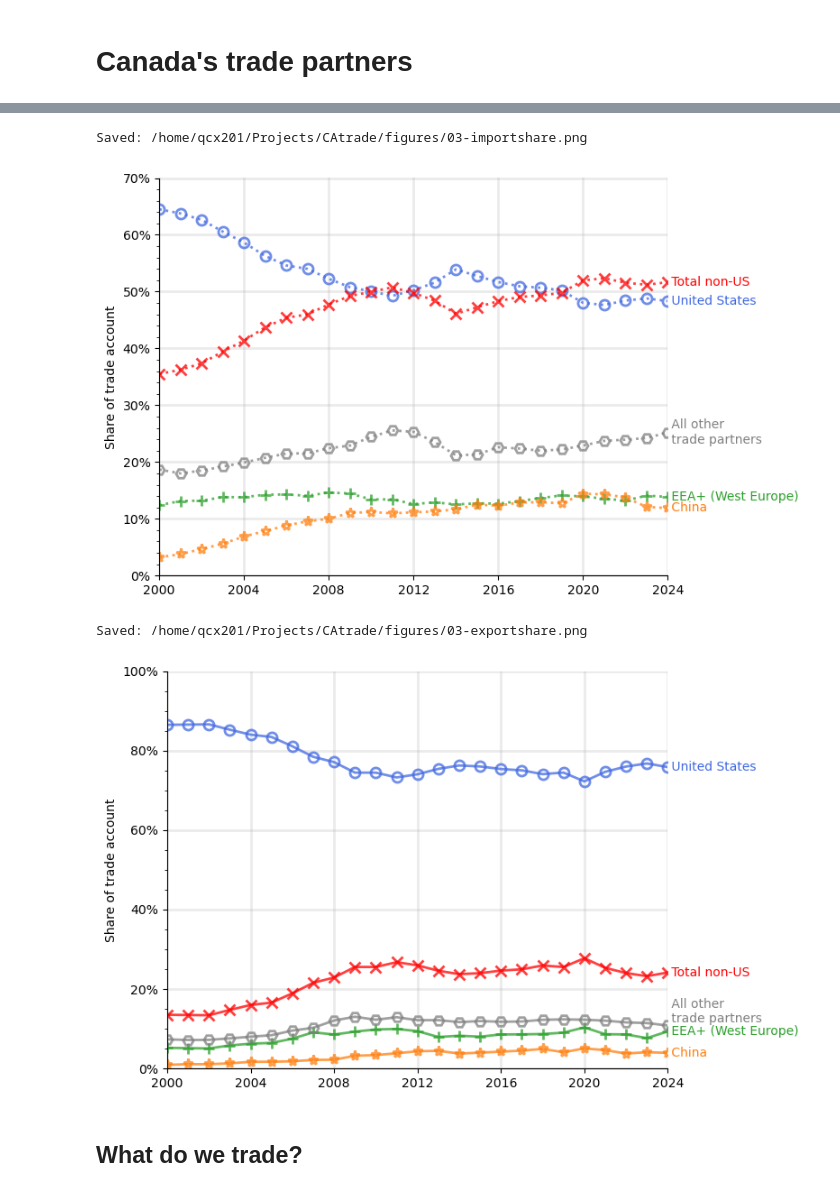
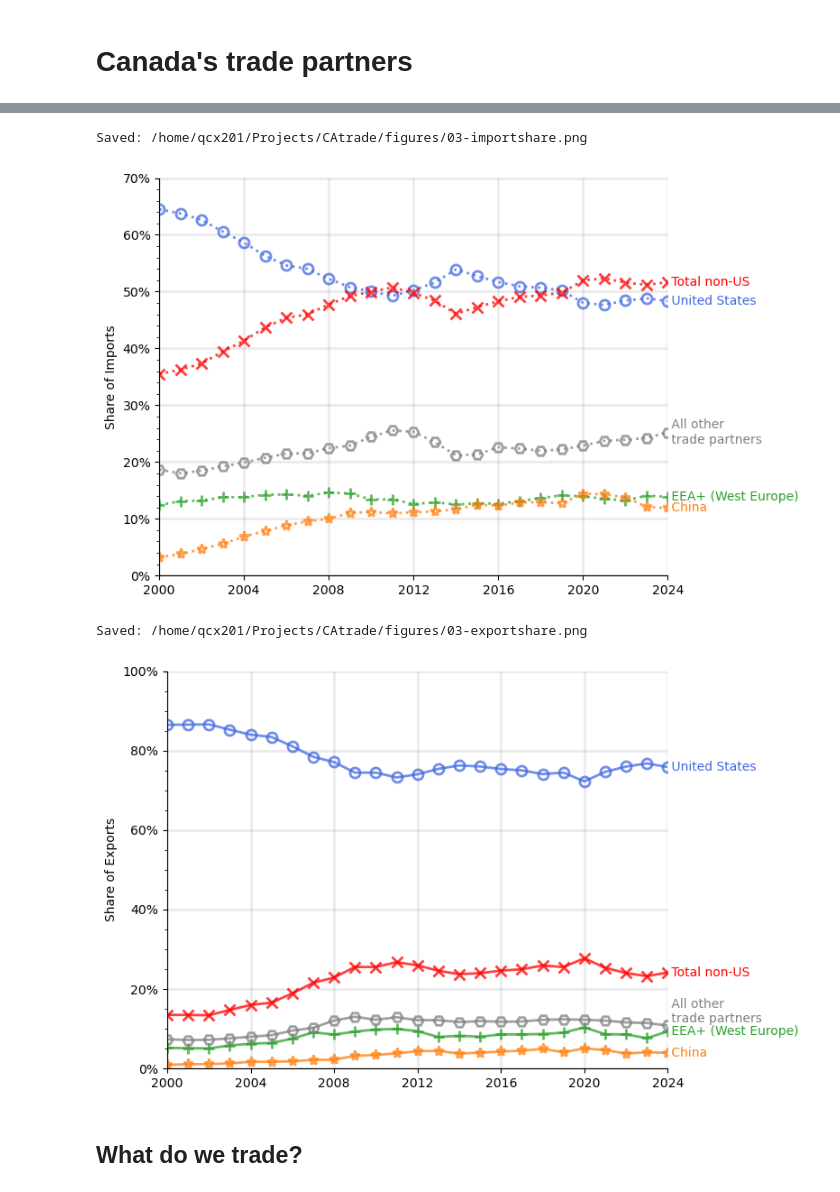
Before and after one commit to qcx201/CAtrade, a Jupyter notebook: src/03-desc.ipynb, the cells around one changed output, grey strips where cells are left out. Drawn from its saved outputs; the diff is of its cells as text; code cells hidden in the pictures.

```diff
--- a/src/03-desc.ipynb
+++ b/src/03-desc.ipynb
@@ -180,7 +180,7 @@ for title, params in data_dict.items():
     bars = ax.barh(x, y, **kwargs)
 
     # ax.set_title(title) # remove title for article
-    ax.set_xlabel('Billions CAD')
+    ax.set_xlabel(f'{col.title()} in Billions CAD')
 
     # reverse negative sign for imports
     if 'import' in title.lower():
@@ -310,37 +310,37 @@ for i, col in enumerate(cols):
                 marker=markers[j], fillstyle='none',
                 markersize=8, markeredgewidth=2,
                 label=cou, color=colors[j])
 
         ax.set_xlim(2000, 2024)
         ax.set_xticks(range(2000, 2025, 4))
 
         xend, yend = x.dropna().iloc[-1], y.dropna().iloc[-1]
 
         va = 'bottom' if (('other' in cou) and ('export' in col)) else 'center'
         ax.text(xend, yend, f' {cou}', va=va, ha='left', color=colors[j])
 
     _, ymax = ax.get_ylim()
     ax.set_ylim(0, ymax)
 
-    ax.set_ylabel('Share of trade account')
+    ax.set_ylabel(f'Share of {col.replace("hare", "").title()}')
     ticks = ax.get_yticks()
     ax.set_yticks(ticks, [f'{t:.0%}' for t in ticks])
     ax.yaxis.minorticks_on()
 
     fig.tight_layout()
     # fig.legend(loc='upper center', bbox_to_anchor=(0.5, 0), ncol=3, frameon=False)
 
     dst = os.path.join(fig_dir, f'03-{col}.png')
 
     fig.savefig(dst, bbox_inches='tight')
     print('Saved:', dst)
 
     plt.show()
 # %% [output]
 Saved: /home/qcx201/Projects/CAtrade/figures/03-importshare.png
-[figure, old version]
+[figure, new version]
 Saved: /home/qcx201/Projects/CAtrade/figures/03-exportshare.png
-[figure, old version]
+[figure, new version]
 # %% [markdown]
 ## What do we trade?
 # %%
```
Also changed, not shown: parts of 1 cell of this notebook, 5 other files.
